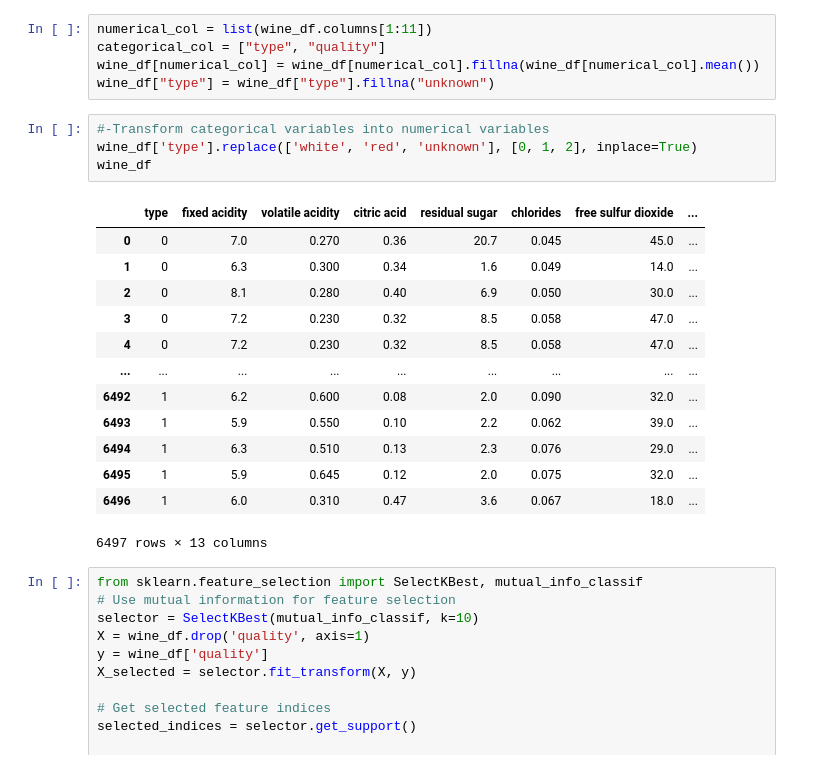
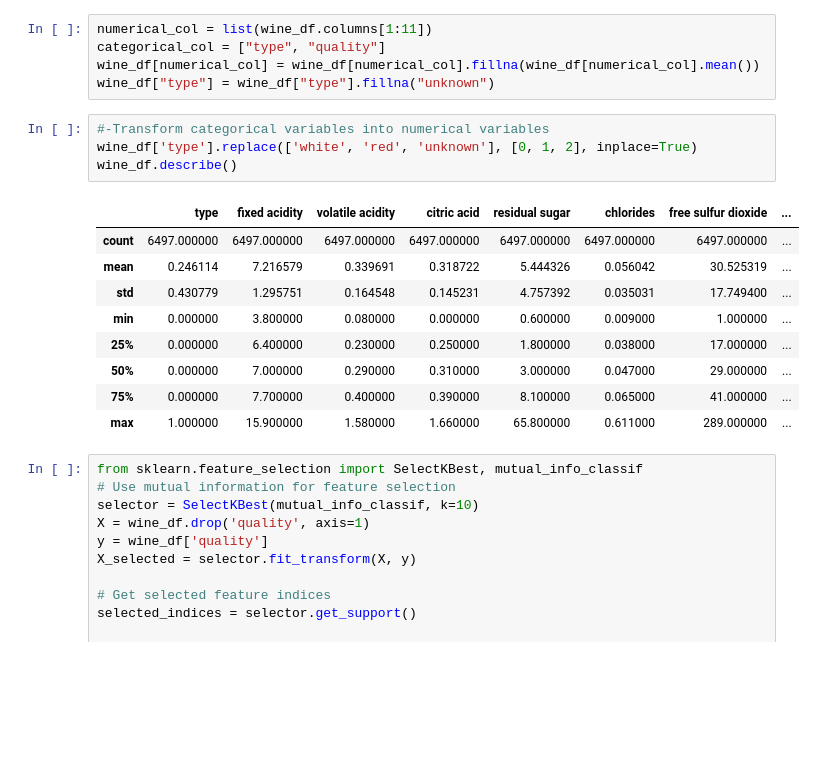
Before and after one commit to owwe/wine_quality, a Jupyter notebook: wine-eda-and-backfill-feature-group.ipynb, the cells around one changed output. Cells and saved outputs as stored; diff of their text form; blank space fills up the shorter version.

```diff
--- a/wine-eda-and-backfill-feature-group.ipynb
+++ b/wine-eda-and-backfill-feature-group.ipynb
@@ -39,21 +39,17 @@ wine_df["type"] = wine_df["type"].fillna("unknown")
 # %%
 #-Transform categorical variables into numerical variables
 wine_df['type'].replace(['white', 'red', 'unknown'], [0, 1, 2], inplace=True)
-wine_df
+wine_df.describe()
 # %% [output]
 |  | type | fixed acidity | volatile acidity | citric acid | residual sugar | chlorides | free sulfur dioxide | ... |
-| 0 | 0 | 7.0 | 0.270 | 0.36 | 20.7 | 0.045 | 45.0 | ... |
-| 1 | 0 | 6.3 | 0.300 | 0.34 | 1.6 | 0.049 | 14.0 | ... |
-| 2 | 0 | 8.1 | 0.280 | 0.40 | 6.9 | 0.050 | 30.0 | ... |
-| 3 | 0 | 7.2 | 0.230 | 0.32 | 8.5 | 0.058 | 47.0 | ... |
-| 4 | 0 | 7.2 | 0.230 | 0.32 | 8.5 | 0.058 | 47.0 | ... |
-| ... | ... | ... | ... | ... | ... | ... | ... | ... |
-| 6492 | 1 | 6.2 | 0.600 | 0.08 | 2.0 | 0.090 | 32.0 | ... |
-| 6493 | 1 | 5.9 | 0.550 | 0.10 | 2.2 | 0.062 | 39.0 | ... |
-| 6494 | 1 | 6.3 | 0.510 | 0.13 | 2.3 | 0.076 | 29.0 | ... |
-| 6495 | 1 | 5.9 | 0.645 | 0.12 | 2.0 | 0.075 | 32.0 | ... |
-| 6496 | 1 | 6.0 | 0.310 | 0.47 | 3.6 | 0.067 | 18.0 | ... |
+| count | 6497.000000 | 6497.000000 | 6497.000000 | 6497.000000 | 6497.000000 | 6497.000000 | 6497.000000 | ... |
+| mean | 0.246114 | 7.216579 | 0.339691 | 0.318722 | 5.444326 | 0.056042 | 30.525319 | ... |
+| std | 0.430779 | 1.295751 | 0.164548 | 0.145231 | 4.757392 | 0.035031 | 17.749400 | ... |
+| min | 0.000000 | 3.800000 | 0.080000 | 0.000000 | 0.600000 | 0.009000 | 1.000000 | ... |
+| 25% | 0.000000 | 6.400000 | 0.230000 | 0.250000 | 1.800000 | 0.038000 | 17.000000 | ... |
+| 50% | 0.000000 | 7.000000 | 0.290000 | 0.310000 | 3.000000 | 0.047000 | 29.000000 | ... |
+| 75% | 0.000000 | 7.700000 | 0.400000 | 0.390000 | 8.100000 | 0.065000 | 41.000000 | ... |
+| max | 1.000000 | 15.900000 | 1.580000 | 1.660000 | 65.800000 | 0.611000 | 289.000000 | ... |
-6497 rows × 13 columns
 # %%
 from sklearn.feature_selection import SelectKBest, mutual_info_classif
 # Use mutual information for feature selection
```
Also changed, not shown: parts of 4 cells of this notebook.
